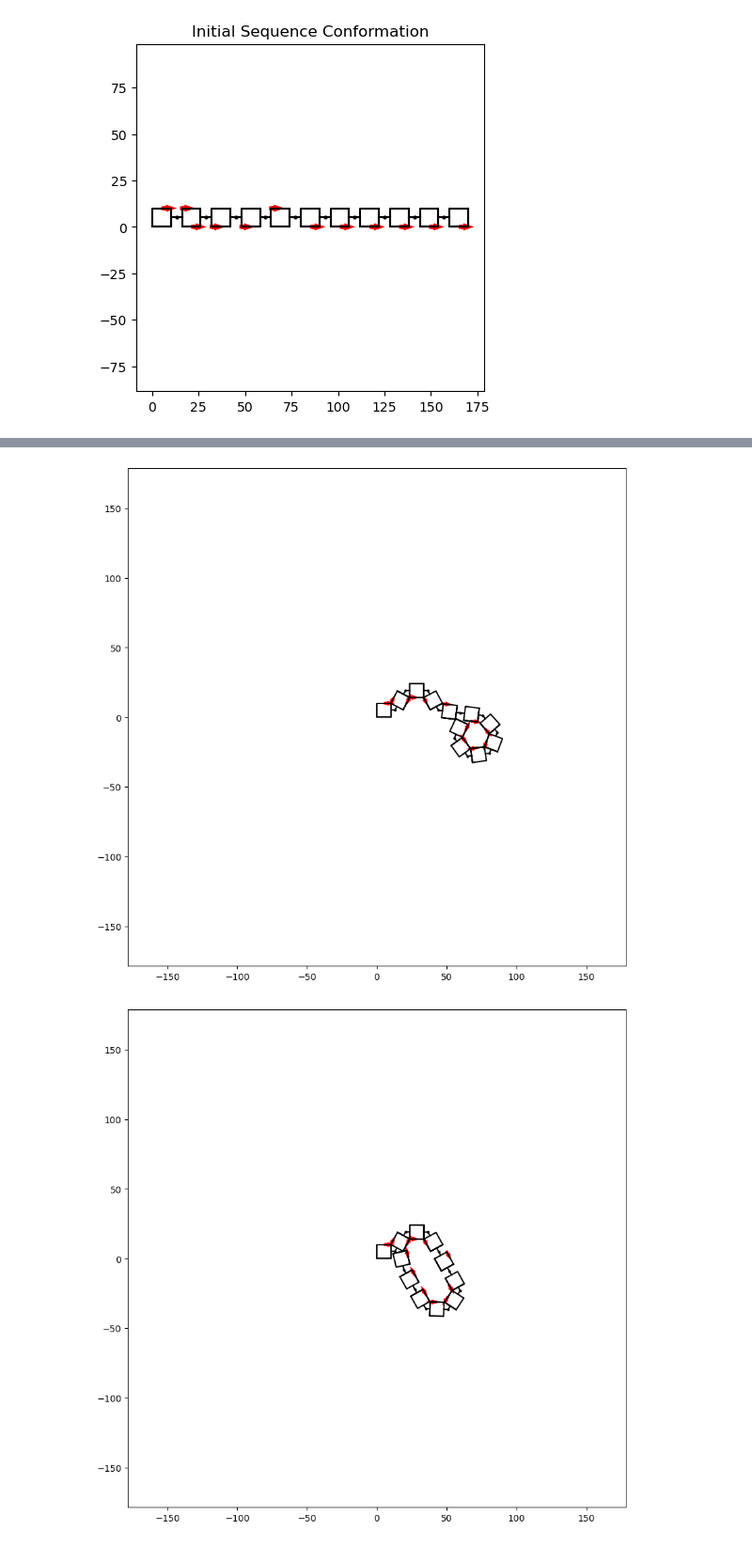
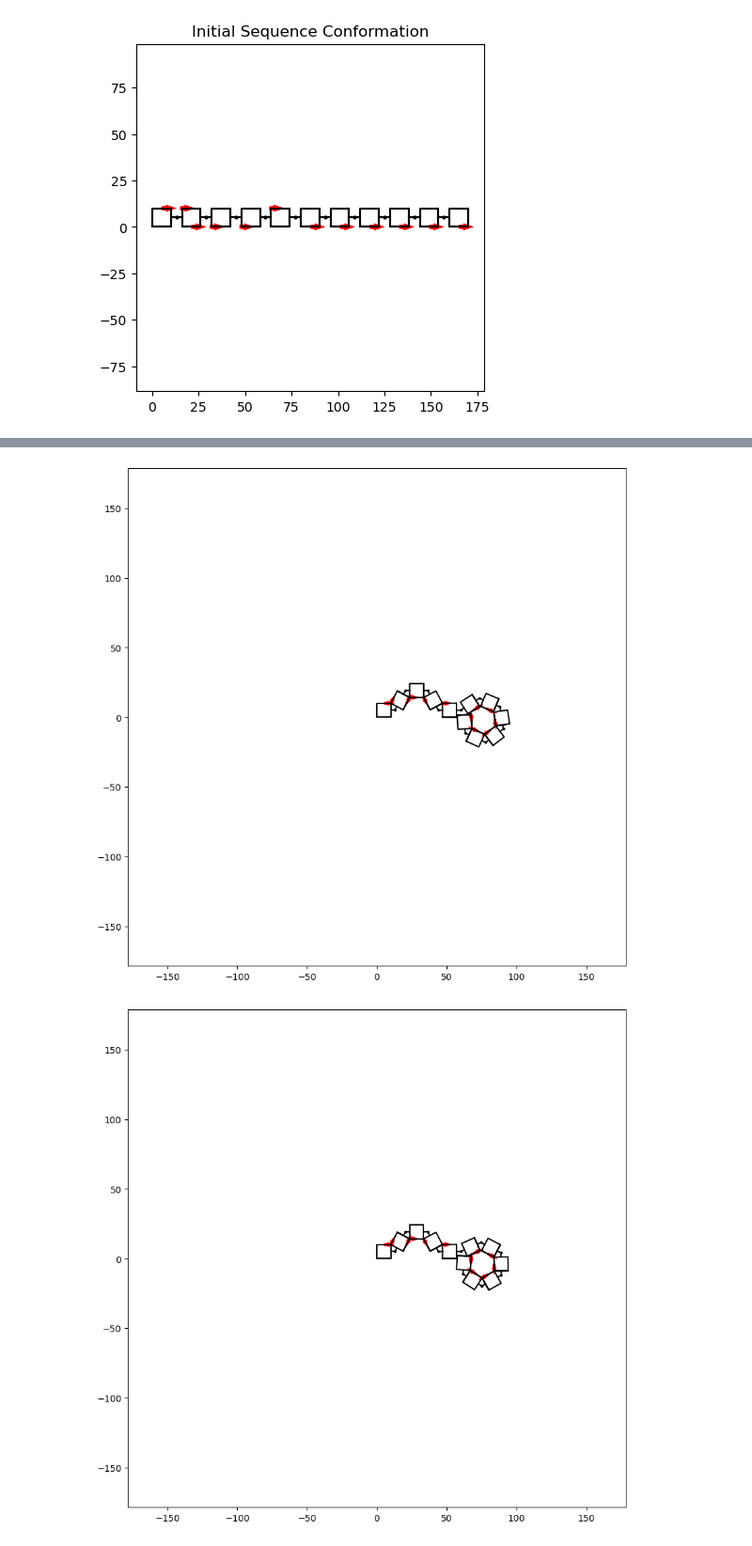
Before and after one commit to dymc9548/Magnetic-actuator-simulation, a Jupyter notebook: testing_sim_methods.ipynb, the cells around one changed output, grey strips where cells are left out. Shown at 94% size. Saved outputs shown, nothing was run; the diff lists cells and outputs as text; code cells hidden in the pictures.

```diff
--- a/testing_sim_methods.ipynb
+++ b/testing_sim_methods.ipynb
@@ -28,5 +28,5 @@ mask_arr, v_xmat, h_xmat, v_ymat, h_ymat, Ml_mat = vis.initialize_energy(magvec)
 std = 10 # angle distribution std
 max_iter = 1000 # maximum moves
 nsim = 10 # number of simulations
-final_hinges, final_es = sim.sim_many(nsim, 'greedy descent',patch_arr,shape_arr,linelist,hinge_vec, hinge_loc, std, patch_num, mask_arr, v_xmat, h_xmat, v_ymat, h_ymat, Ml_mat, max_iter, animate=True)
+final_hinges, final_es = sim.sim_many(nsim, 'weighted sync',patch_arr,shape_arr,linelist,hinge_vec, hinge_loc, std, patch_num, mask_arr, v_xmat, h_xmat, v_ymat, h_ymat, Ml_mat, max_iter, animate=True)
 # %% [output]
@@ -35,2 +35,2 @@ final_hinges, final_es = sim.sim_many(nsim, 'greedy descent',patch_arr,shape_arr
-[figure, old version]
+[figure, new version]
-[figure, old version]
+[figure, new version]
```
Also changed, not shown: parts of 1 cell of this notebook, 31 other files.
